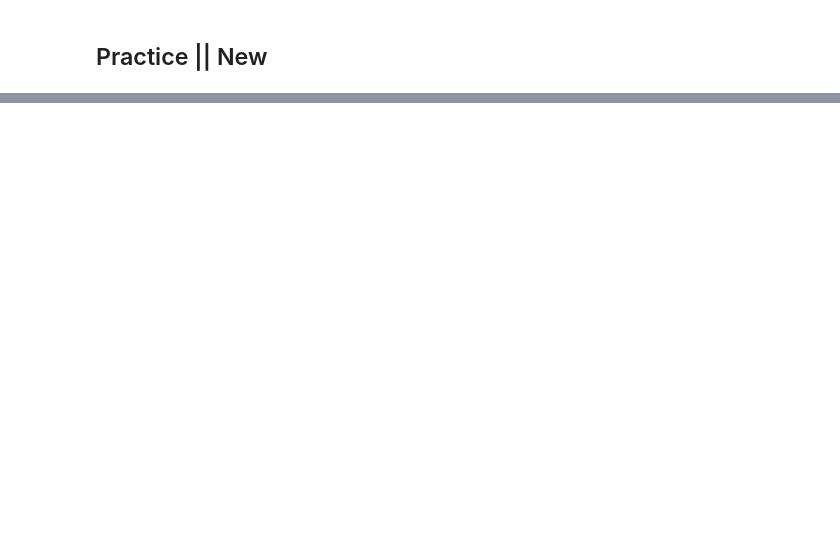
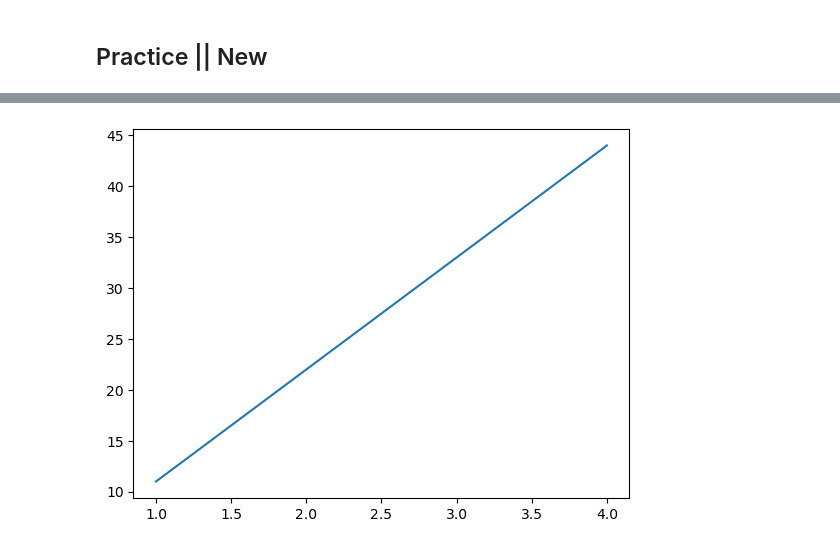
Before and after one commit to Reon-1/ML_Learn, a Jupyter notebook: matplotlib/Matplotlib.ipynb, the cells around one changed output, grey strips where cells are left out. Cells and saved outputs as stored; diff of their text form; code cells hidden in the pictures; blank space fills up the shorter version.

```diff
--- a/matplotlib/Matplotlib.ipynb
+++ b/matplotlib/Matplotlib.ipynb
@@ -182,0 +203,8 @@ plt.show()                 #spiral scatter plot
+# %%
+# stateless way of plotting
+
+x = [1,2,3,4]
+y = [11,22,33,44]
+plt.plot(x,y);
+# %% [output]
+[figure, added]
```
Also changed, not shown: parts of 10 cells of this notebook, 7 other files.
